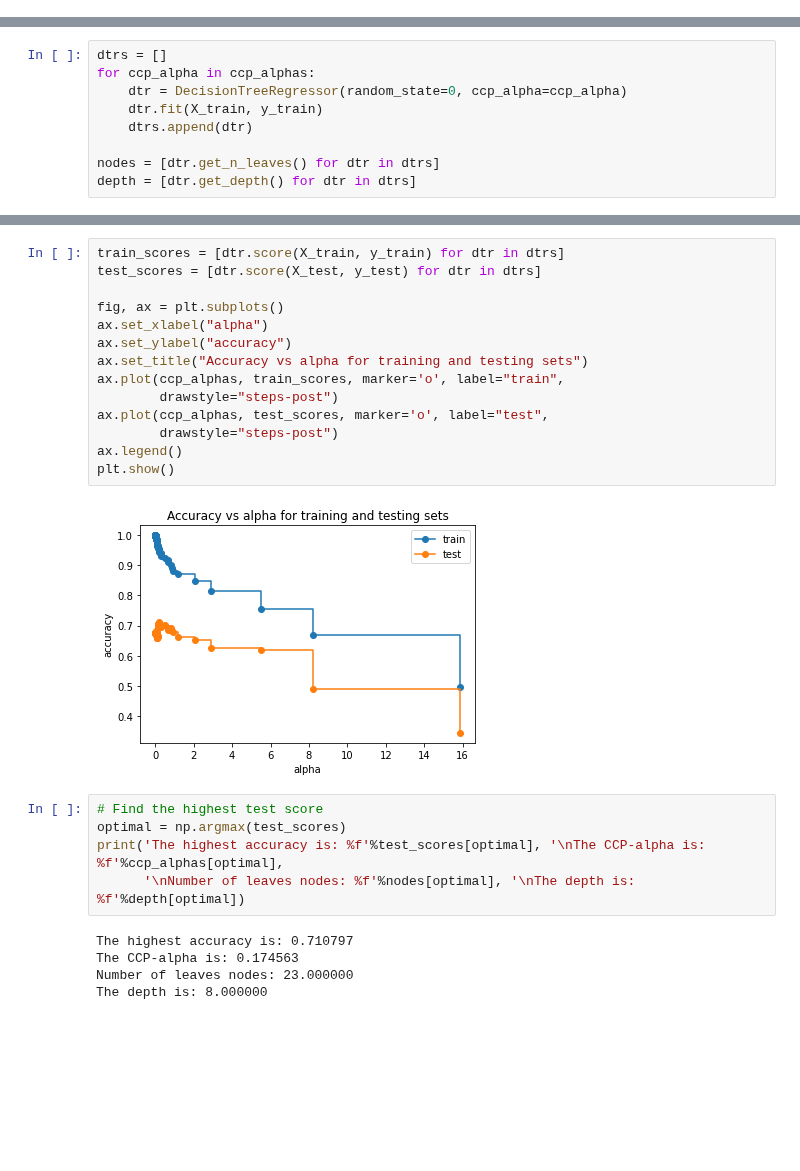
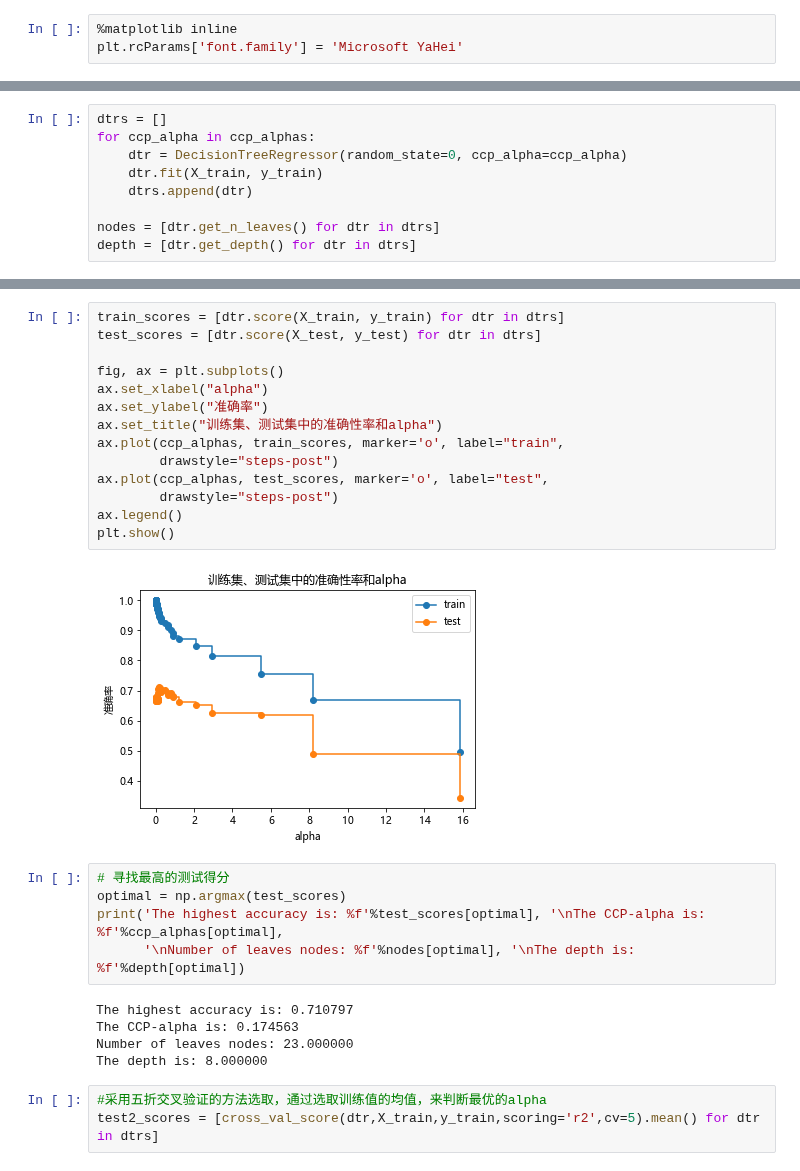
Before and after one commit to WHUFT/WHU_FinTech_Workshop, a Jupyter notebook: 10-研究方法学习班/12-机器学习/07-树方法/8.1 树方法简介.ipynb, the cells around one changed output, grey strips where cells are left out. Saved outputs shown, nothing was run; the diff lists cells and outputs as text; blank space fills up the shorter version.

```diff
--- a/10-研究方法学习班/12-机器学习/07-树方法/8.1 树方法简介.ipynb
+++ b/10-研究方法学习班/12-机器学习/07-树方法/8.1 树方法简介.ipynb
@@ -526,0 +106,3 @@ plt.show()
+# %%
+%matplotlib inline
+plt.rcParams['font.family'] = 'Microsoft YaHei'
@@ -550,21 +423,21 @@ fig.tight_layout()
 # %%
 train_scores = [dtr.score(X_train, y_train) for dtr in dtrs]
 test_scores = [dtr.score(X_test, y_test) for dtr in dtrs]
 
 fig, ax = plt.subplots()
 ax.set_xlabel("alpha")
-ax.set_ylabel("accuracy")
-ax.set_title("Accuracy vs alpha for training and testing sets")
+ax.set_ylabel("准确率")
+ax.set_title("训练集、测试集中的准确性率和alpha")
 ax.plot(ccp_alphas, train_scores, marker='o', label="train",
         drawstyle="steps-post")
 ax.plot(ccp_alphas, test_scores, marker='o', label="test",
         drawstyle="steps-post")
 ax.legend()
 plt.show()
 # %% [output]
-[figure, old version]
+[figure, new version]
 # %%
-# Find the highest test score
+# 寻找最高的测试得分
 optimal = np.argmax(test_scores)
 print('The highest accuracy is: %f'%test_scores[optimal], '\nThe CCP-alpha is: %f'%ccp_alphas[optimal],
       '\nNumber of leaves nodes: %f'%nodes[optimal], '\nThe depth is: %f'%depth[optimal])
@@ -573,3 +446,6 @@ The highest accuracy is: 0.710797
 The CCP-alpha is: 0.174563
 Number of leaves nodes: 23.000000
 The depth is: 8.000000
+# %%
+#采用五折交叉验证的方法选取，通过选取训练值的均值，来判断最优的alpha
+test2_scores = [cross_val_score(dtr,X_train,y_train,scoring='r2',cv=5).mean() for dtr in dtrs]
```
Also changed, not shown: parts of 126 cells of this notebook, 5 other files.
